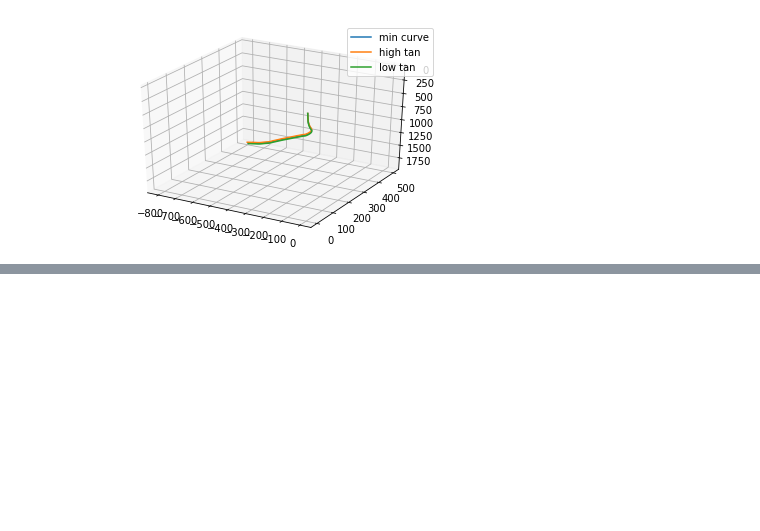
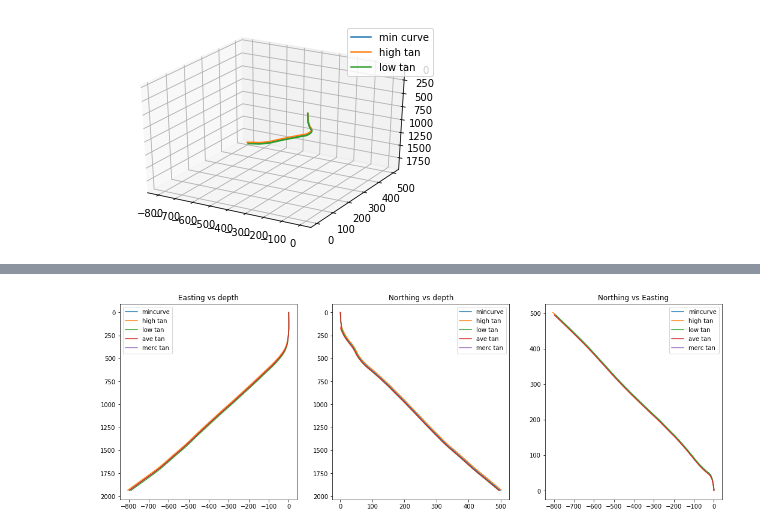
Before and after one commit to Zabamund/wellpathpy, a Jupyter notebook: notebooks/Wellpathpy_proto.ipynb, the cells around one changed output, grey strips where cells are left out. Cells and saved outputs as stored; diff of their text form; code cells hidden in the pictures; blank space fills up the shorter version.

```diff
--- a/notebooks/Wellpathpy_proto.ipynb
+++ b/notebooks/Wellpathpy_proto.ipynb
@@ -761,0 +972,37 @@ Average tan method
+# %%
+tvd_rc, mN_rc, mE_rc = rad_curve_method(dev['MD[m]'].values, dev['Inc[deg]'].values, dev['Azi[deg]'].values)
+# %%
+fig, axs = plt.subplots(figsize=(18,6), nrows=1, ncols=3)
+
+ax = axs[0]
+ax.set_title('Easting vs depth')
+ax.plot(easting, tvd, label='mincurve')
+ax.plot(mE_ht, tvd_ht, label='high tan')
+ax.plot(mE_lt, tvd_lt, label='low tan')
+ax.plot(mE_at, tvd_at, label='ave tan')
+ax.plot(mE_rc, tvd_rc, label='merc tan')
+ax.invert_yaxis()
+ax.legend()
+
+ax = axs[1]
+ax.set_title('Northing vs depth')
+ax.plot(northing, tvd, label='mincurve')
+ax.plot(mN_ht, tvd_ht, label='high tan')
+ax.plot(mN_lt, tvd_lt, label='low tan')
+ax.plot(mN_at, tvd_at, label='ave tan')
+ax.plot(mN_rc, tvd_rc, label='merc tan')
+ax.invert_yaxis()
+ax.legend()
+
+ax = axs[2]
+ax.set_title('Northing vs Easting')
+ax.plot(easting, northing, label='mincurve')
+ax.plot(mE_ht, mN_ht, label='high tan')
+ax.plot(mE_lt, mN_lt, label='low tan')
+ax.plot(mE_at, mN_at, label='ave tan')
+ax.plot(mE_rc, mN_rc, label='merc tan')
+ax.legend()
+
+plt.show()
+# %% [output]
+[figure, added]
```
Also changed, not shown: parts of 12 cells of this notebook.
